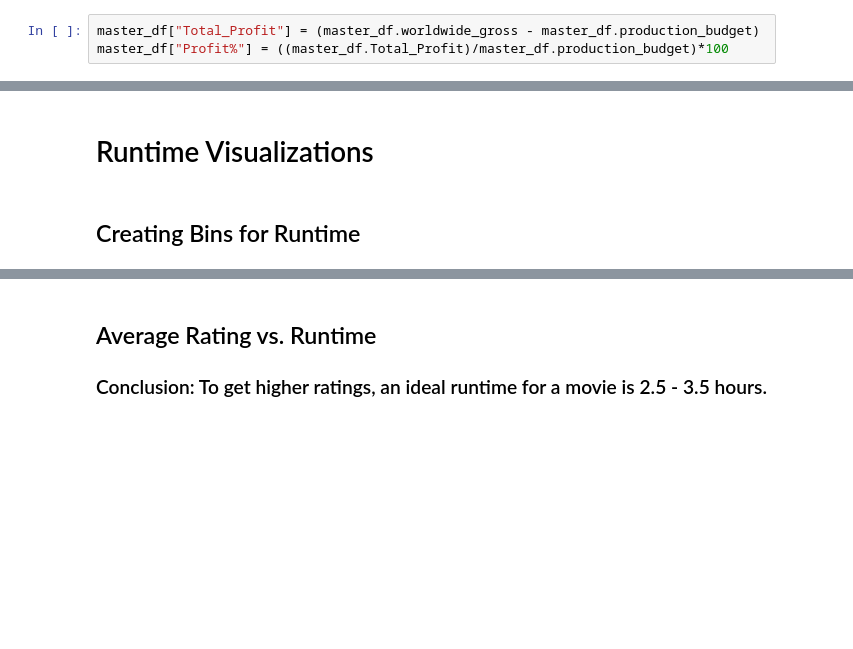
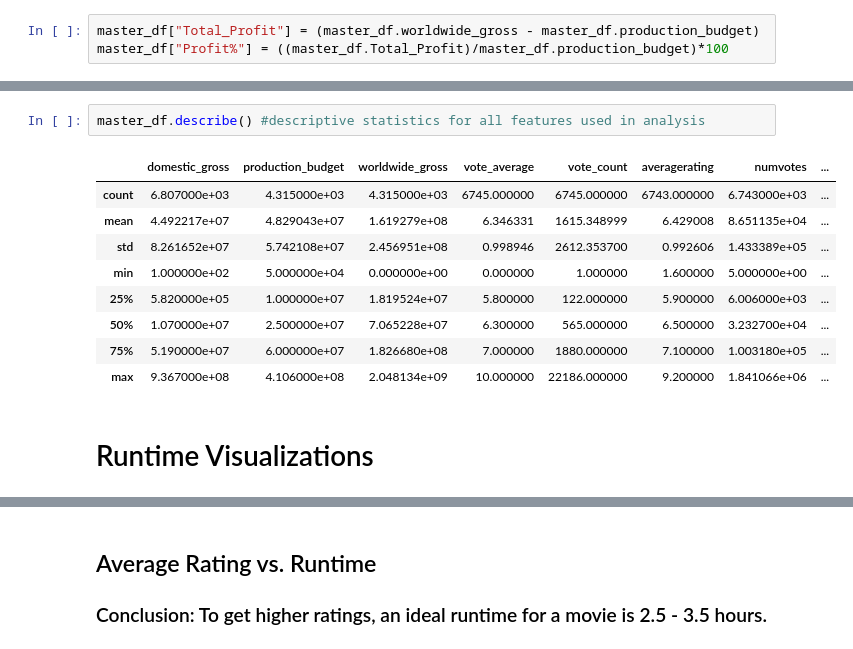
Before and after one commit to jacrivera/AI-Academy-Semester-1-Capstone-Group-5, a Jupyter notebook: Final-Workbook.ipynb, the cells around one changed output, grey strips where cells are left out. Saved outputs shown, nothing was run; the diff lists cells and outputs as text; blank space fills up the shorter version.

```diff
--- a/Final-Workbook.ipynb
+++ b/Final-Workbook.ipynb
@@ -246,4 +277,14 @@ master_df["Profit%"] = ((master_df.Total_Profit)/master_df.production_budget)*10
+# %%
+master_df.describe() #descriptive statistics for all features used in analysis
+# %% [output]
+|  | domestic_gross | production_budget | worldwide_gross | vote_average | vote_count | averagerating | numvotes | ... |
+| count | 6.807000e+03 | 4.315000e+03 | 4.315000e+03 | 6745.000000 | 6745.000000 | 6743.000000 | 6.743000e+03 | ... |
+| mean | 4.492217e+07 | 4.829043e+07 | 1.619279e+08 | 6.346331 | 1615.348999 | 6.429008 | 8.651135e+04 | ... |
+| std | 8.261652e+07 | 5.742108e+07 | 2.456951e+08 | 0.998946 | 2612.353700 | 0.992606 | 1.433389e+05 | ... |
+| min | 1.000000e+02 | 5.000000e+04 | 0.000000e+00 | 0.000000 | 1.000000 | 1.600000 | 5.000000e+00 | ... |
+| 25% | 5.820000e+05 | 1.000000e+07 | 1.819524e+07 | 5.800000 | 122.000000 | 5.900000 | 6.006000e+03 | ... |
+| 50% | 1.070000e+07 | 2.500000e+07 | 7.065228e+07 | 6.300000 | 565.000000 | 6.500000 | 3.232700e+04 | ... |
+| 75% | 5.190000e+07 | 6.000000e+07 | 1.826680e+08 | 7.000000 | 1880.000000 | 7.100000 | 1.003180e+05 | ... |
+| max | 9.367000e+08 | 4.106000e+08 | 2.048134e+09 | 10.000000 | 22186.000000 | 9.200000 | 1.841066e+06 | ... |
 # %% [markdown]
 # Runtime Visualizations
-# %% [markdown]
-## Creating Bins for Runtime
```
Also changed, not shown: parts of 43 cells of this notebook.
